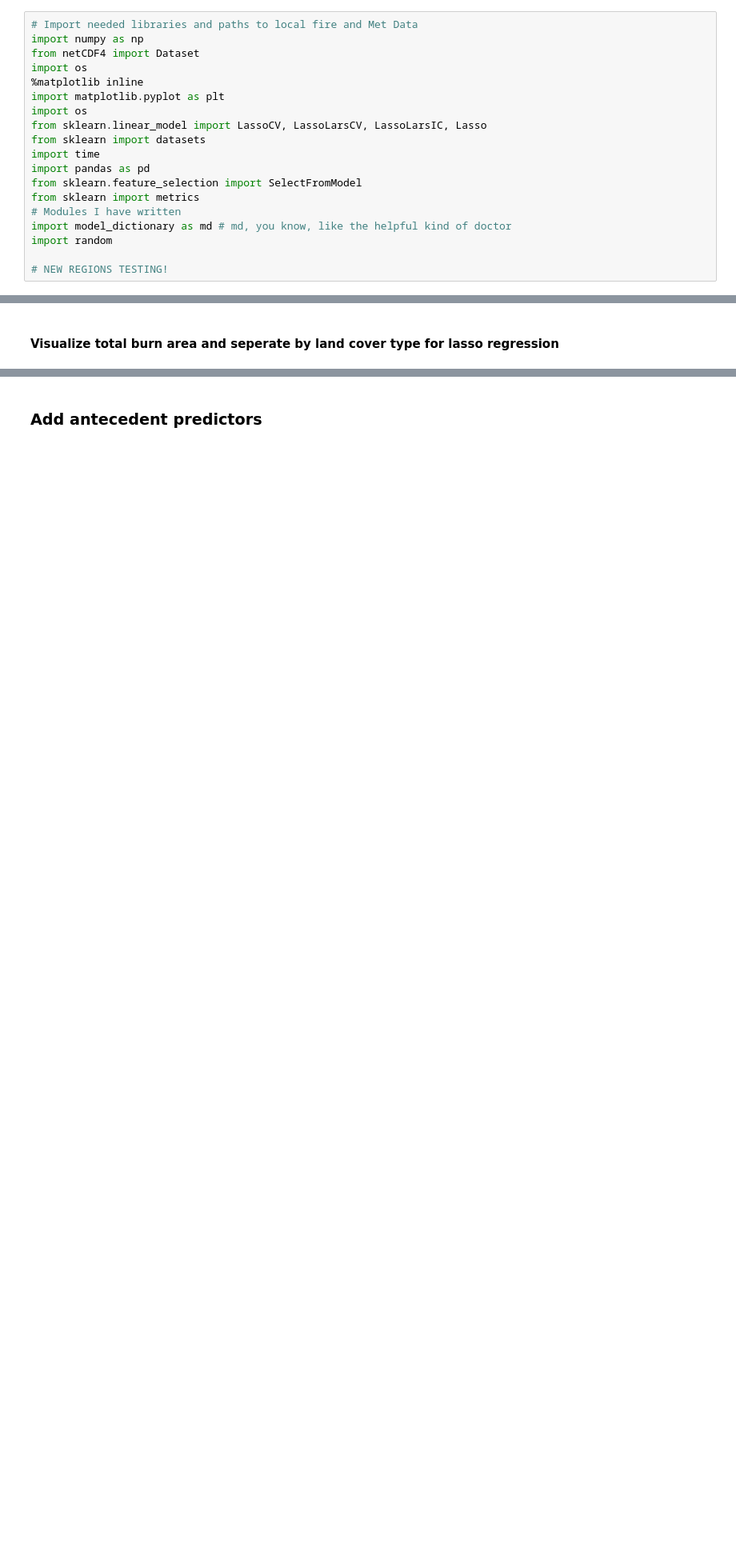
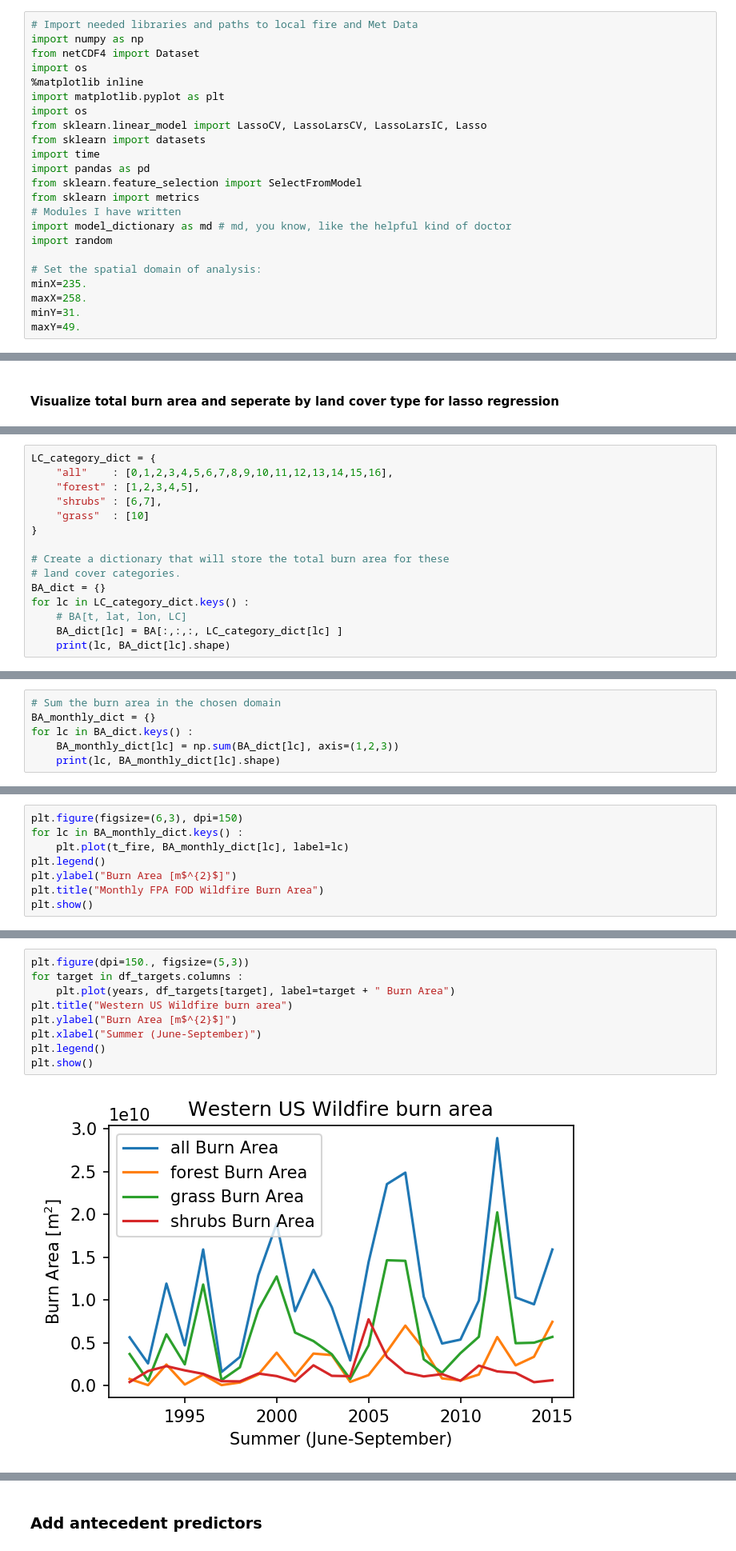
Before and after one commit to stevenjoelbrey/metSpread, a Jupyter notebook: Python/burn_area_met_selector.ipynb, the cells around one changed output, grey strips where cells are left out. Shown at 80% size. Drawn from its saved outputs; the diff is of its cells as text; blank space fills up the shorter version.

Commit message:
decent looking models for different land cover burn areas! Finally ready to transition to predicting future values.

```diff
--- a/Python/burn_area_met_selector.ipynb
+++ b/Python/burn_area_met_selector.ipynb
@@ -40,7 +28,11 @@ from sklearn import metrics
 import model_dictionary as md # md, you know, like the helpful kind of doctor
 import random
 
-# NEW REGIONS TESTING!
+# Set the spatial domain of analysis:
+minX=235.
+maxX=258.
+minY=31.
+maxY=49.
 # %% [markdown]
 ### In our work, we are interested in predicting total summer burn area.
 
@@ -627,0 +88,15 @@ show_model_skill(y, y_hat, Z, model_best)
+# %%
+LC_category_dict = {
+    "all"    : [0,1,2,3,4,5,6,7,8,9,10,11,12,13,14,15,16],
+    "forest" : [1,2,3,4,5],
+    "shrubs" : [6,7],
+    "grass"  : [10]
+}
+
+# Create a dictionary that will store the total burn area for these
+# land cover categories.
+BA_dict = {}
+for lc in LC_category_dict.keys() :
+    # BA[t, lat, lon, LC]
+    BA_dict[lc] = BA[:,:,:, LC_category_dict[lc] ]
+    print(lc, BA_dict[lc].shape)
@@ -627,0 +111,6 @@ show_model_skill(y, y_hat, Z, model_best)
+# %%
+# Sum the burn area in the chosen domain
+BA_monthly_dict = {}
+for lc in BA_dict.keys() :
+    BA_monthly_dict[lc] = np.sum(BA_dict[lc], axis=(1,2,3))
+    print(lc, BA_monthly_dict[lc].shape)
@@ -627,0 +124,8 @@ show_model_skill(y, y_hat, Z, model_best)
+# %%
+plt.figure(figsize=(6,3), dpi=150)
+for lc in BA_monthly_dict.keys() :
+    plt.plot(t_fire, BA_monthly_dict[lc], label=lc)
+plt.legend()
+plt.ylabel("Burn Area [m$^{2}$]")
+plt.title("Monthly FPA FOD Wildfire Burn Area")
+plt.show()
@@ -627,0 +315,11 @@ show_model_skill(y, y_hat, Z, model_best)
+# %%
+plt.figure(dpi=150., figsize=(5,3))
+for target in df_targets.columns :
+    plt.plot(years, df_targets[target], label=target + " Burn Area")
+plt.title("Western US Wildfire burn area")
+plt.ylabel("Burn Area [m$^{2}$]")
+plt.xlabel("Summer (June-September)")
+plt.legend()
+plt.show()
+# %% [output]
+[figure, added]
```
Also changed, not shown: parts of 52 cells of this notebook.
